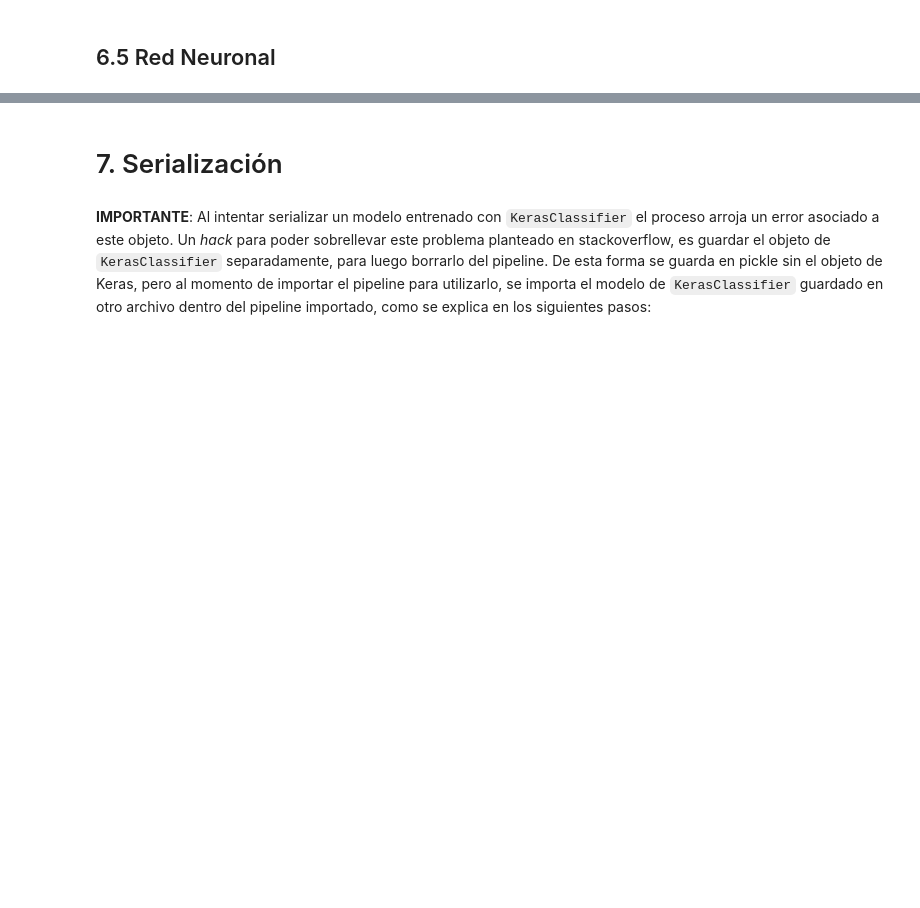
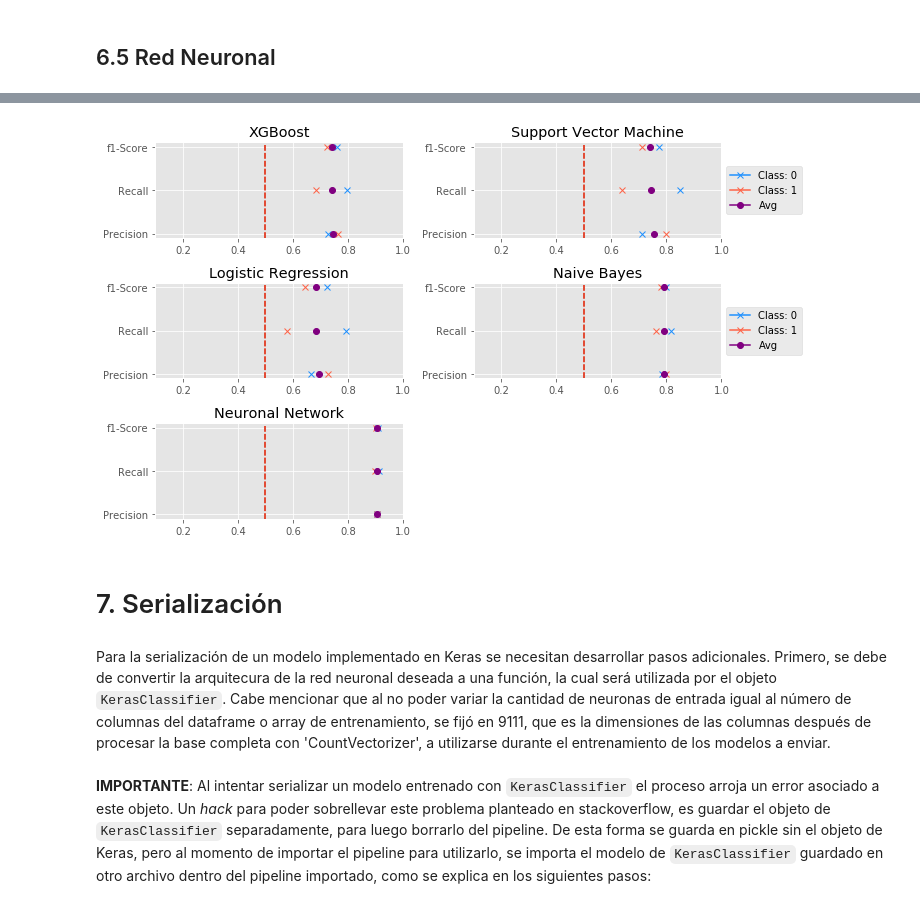
Before and after one commit to fdopalomera/Sentiment_Analysis, a Jupyter notebook: Prueba 1.ipynb, the cells around one changed output, grey strips where cells are left out. Drawn from its saved outputs; the diff is of its cells as text; code cells hidden in the pictures; blank space fills up the shorter version.

```diff
--- a/Prueba 1.ipynb
+++ b/Prueba 1.ipynb
@@ -264,0 +309,6 @@ SyntaxError: 'break' outside loop (<ipython-input-14-6aaf1f276005>, line 4)
+# %%
+svm_pipe_best = Pipeline(steps=[('pca', PCA(100)),
+                                ('svm', SVC(random_state=123,
+                                            C=1, kernel='rbf',
+                                            gamma='scale'))])
+fn.clf_metrics(svm_pipe_best, X_train, y_train, X_test, y_test)
@@ -264,0 +341,5 @@ SyntaxError: 'break' outside loop (<ipython-input-14-6aaf1f276005>, line 4)
+# %%
+log_pipe_best = Pipeline(steps=[('pca', PCA(100)),
+                                ('log', LogisticRegression(random_state=123,
+                                                          C=1, penalty='l2'))])
+fn.clf_metrics(log_pipe_best, X_train, y_train, X_test, y_test)
@@ -302,4 +389,0 @@ fn.clf_metrics(grid_svm, X_train, y_train, X_test, y_test)
-# %%
-svm_pipe_best = Pipeline(steps=[('pca', PCA(100)),
-                                ('svm', SVC(random_state=123))])
-fn.clf_metrics(svm_pipe_best, X_train, y_train, X_test, y_test)
@@ -315,6 +390,2 @@ fn.clf_metrics(grid_log, X_train, y_train, X_test, y_test)
-# %%
-log_pipe_best = Pipeline(steps=[('pca', PCA(100)),
-                                ('log', LogisticRegression(random_state=123))])
-fn.clf_metrics(log_pipe_best, X_train, y_train, X_test, y_test)
 # %% [markdown]
 ## 6.5 Red Neuronal
@@ -356,5 +485,18 @@ for key, value in metrics.items():
+# %%
+estimators = [('XGBoost', xgb_pipe_best),
+              ('Support Vector Machine', svm_pipe_best),
+              ('Logistic Regression', log_pipe_best),
+              ('Naive Bayes', nb_best),
+              ('Neuronal Network', model)]
+
+fn.compare_classifiers(estimators, X_test.values, y_test, n_cols=2)
+# %% [output]
+[figure, added]
 # %% [markdown]
 # 7. Serialización
+# %% [markdown]
+Para la serialización de un modelo implementado en Keras se necesitan desarrollar pasos adicionales. Primero, se debe de convertir la arquitecura de la red neuronal deseada a una función, la cual será utilizada por el objeto `KerasClassifier`.
+Cabe mencionar que al no poder variar la cantidad de neuronas de entrada igual al número de columnas del dataframe o array de entrenamiento, se fijó en 9111, que es la dimensiones de las columnas después de procesar la base completa con 'CountVectorizer', a utilizarse durante el entrenamiento de los modelos a enviar.
 # %%
 # Función para crear modelos de Keras, requerido para KerasClassifier
 def keras_model():
```
Also changed, not shown: parts of 47 cells of this notebook, 3 other files.
